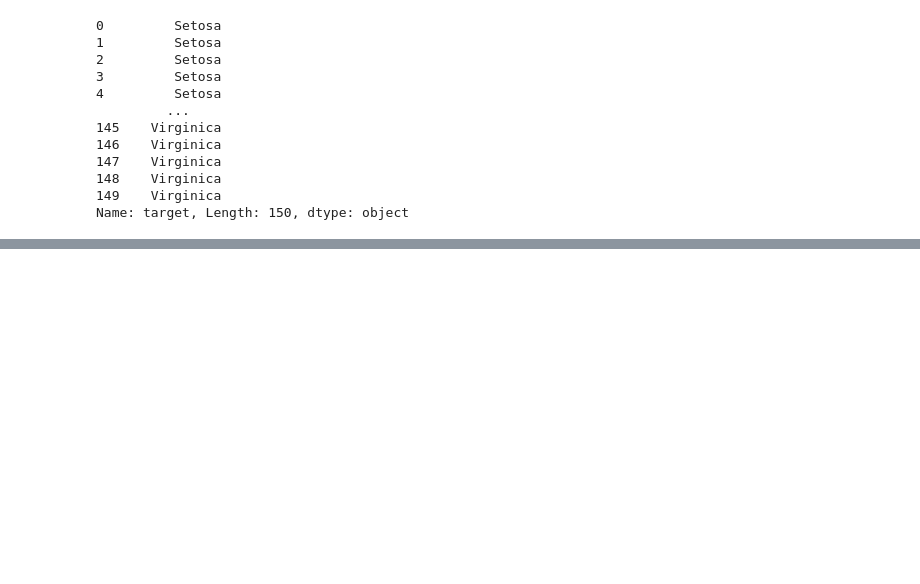
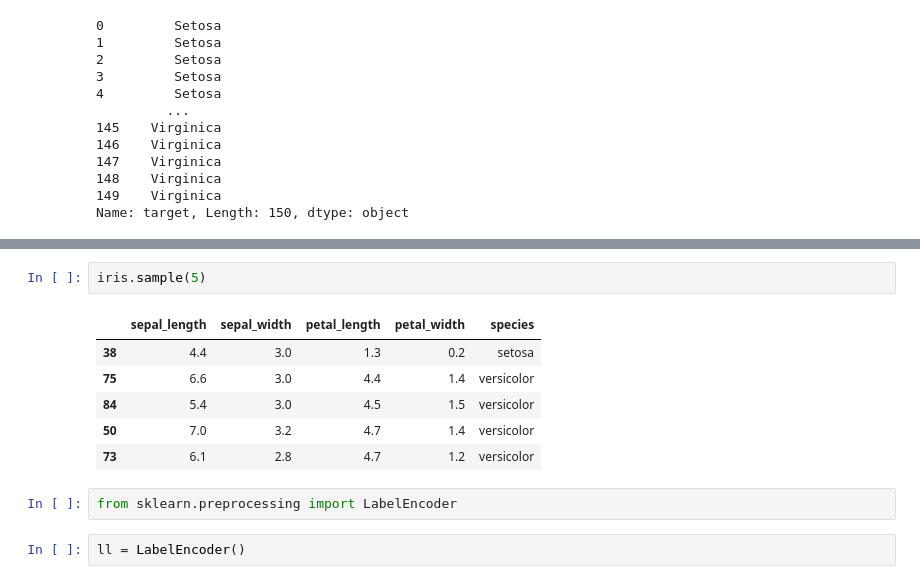
Before and after one commit to minsaee/ai_chat_python, a Jupyter notebook: 601_기계학습_데이터전처리_범주형변수처리.ipynb, the cells around one changed output, grey strips where cells are left out. Saved outputs shown, nothing was run; the diff lists cells and outputs as text; blank space fills up the shorter version.

```diff
--- a/601_기계학습_데이터전처리_범주형변수처리.ipynb
+++ b/601_기계학습_데이터전처리_범주형변수처리.ipynb
@@ -120,0 +153,13 @@ iris_dummy.sample(5)
+# %%
+iris.sample(5)
+# %% [output]
+|  | sepal_length | sepal_width | petal_length | petal_width | species |
+| 38 | 4.4 | 3.0 | 1.3 | 0.2 | setosa |
+| 75 | 6.6 | 3.0 | 4.4 | 1.4 | versicolor |
+| 84 | 5.4 | 3.0 | 4.5 | 1.5 | versicolor |
+| 50 | 7.0 | 3.2 | 4.7 | 1.4 | versicolor |
+| 73 | 6.1 | 2.8 | 4.7 | 1.2 | versicolor |
+# %%
+from sklearn.preprocessing import LabelEncoder
+# %%
+ll = LabelEncoder()
```
Also changed, not shown: parts of 20 cells of this notebook.
